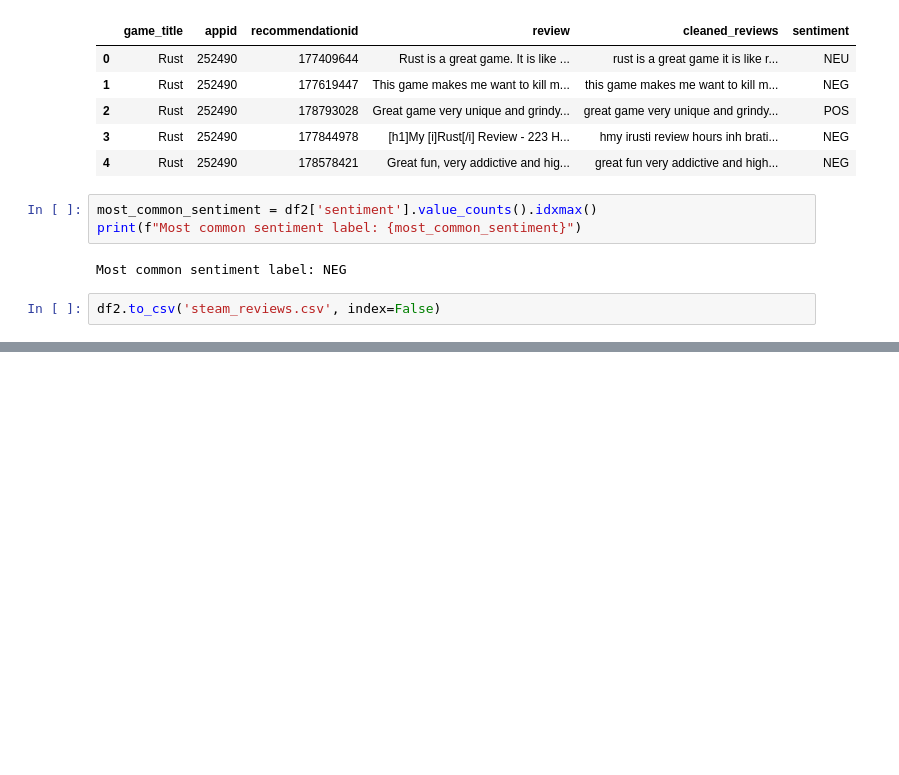
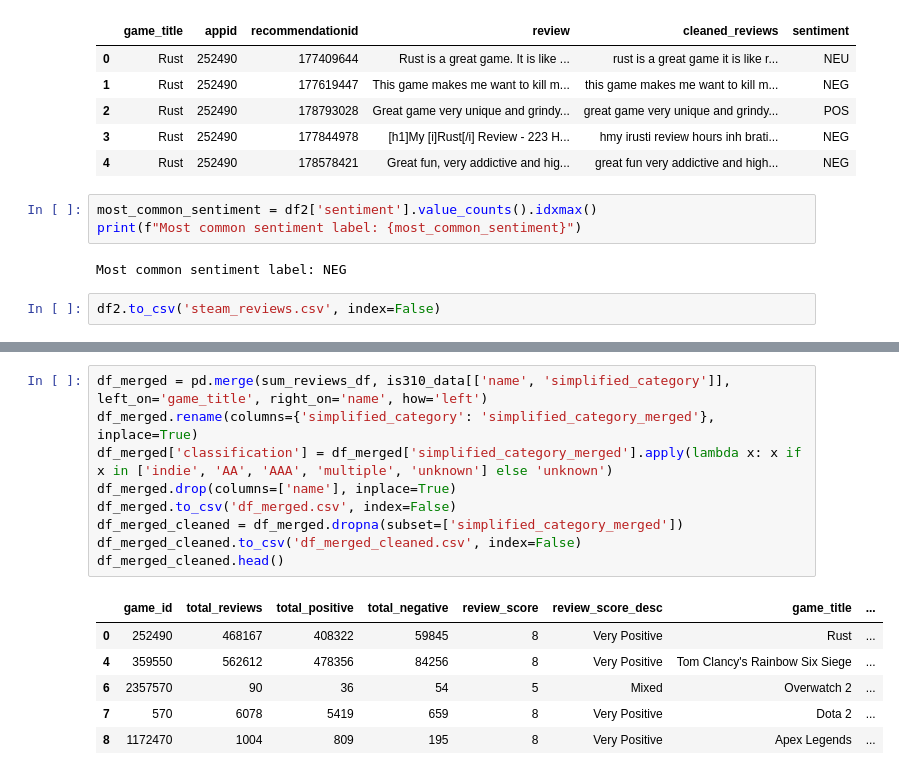
Before and after one commit to evanp28/is310-final-project, a Jupyter notebook: steam_reviews.ipynb, the cells around one changed output, grey strips where cells are left out. Drawn from its saved outputs; the diff is of its cells as text; blank space fills up the shorter version.

```diff
--- a/steam_reviews.ipynb
+++ b/steam_reviews.ipynb
@@ -356,0 +335,16 @@ combined_counts
+# %%
+df_merged = pd.merge(sum_reviews_df, is310_data[['name', 'simplified_category']], left_on='game_title', right_on='name', how='left')
+df_merged.rename(columns={'simplified_category': 'simplified_category_merged'}, inplace=True)
+df_merged['classification'] = df_merged['simplified_category_merged'].apply(lambda x: x if x in ['indie', 'AA', 'AAA', 'multiple', 'unknown'] else 'unknown')
+df_merged.drop(columns=['name'], inplace=True)
+df_merged.to_csv('df_merged.csv', index=False)
+df_merged_cleaned = df_merged.dropna(subset=['simplified_category_merged'])
+df_merged_cleaned.to_csv('df_merged_cleaned.csv', index=False)
+df_merged_cleaned.head()
+# %% [output]
+|  | game_id | total_reviews | total_positive | total_negative | review_score | review_score_desc | game_title | ... |
+| 0 | 252490 | 468167 | 408322 | 59845 | 8 | Very Positive | Rust | ... |
+| 4 | 359550 | 562612 | 478356 | 84256 | 8 | Very Positive | Tom Clancy's Rainbow Six Siege | ... |
+| 6 | 2357570 | 90 | 36 | 54 | 5 | Mixed | Overwatch 2 | ... |
+| 7 | 570 | 6078 | 5419 | 659 | 8 | Very Positive | Dota 2 | ... |
+| 8 | 1172470 | 1004 | 809 | 195 | 8 | Very Positive | Apex Legends | ... |
```
Also changed, not shown: parts of 8 cells of this notebook.
